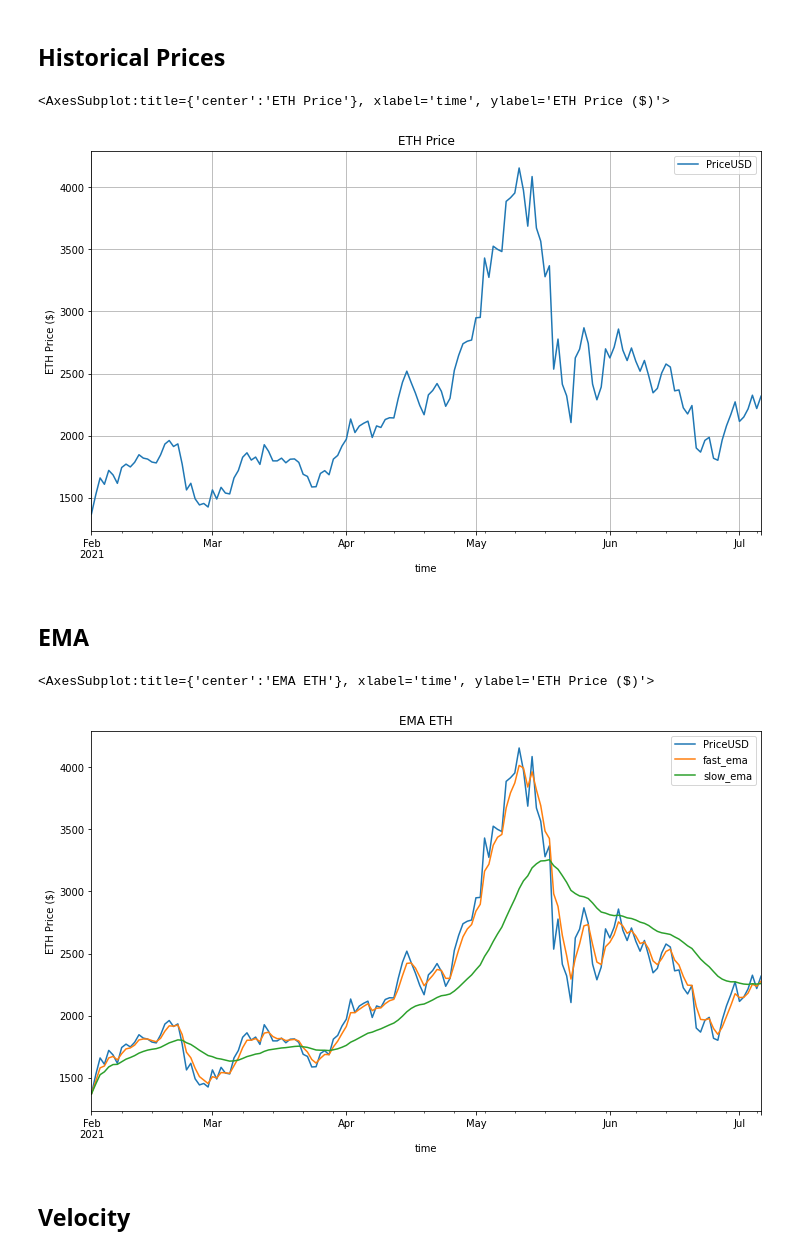
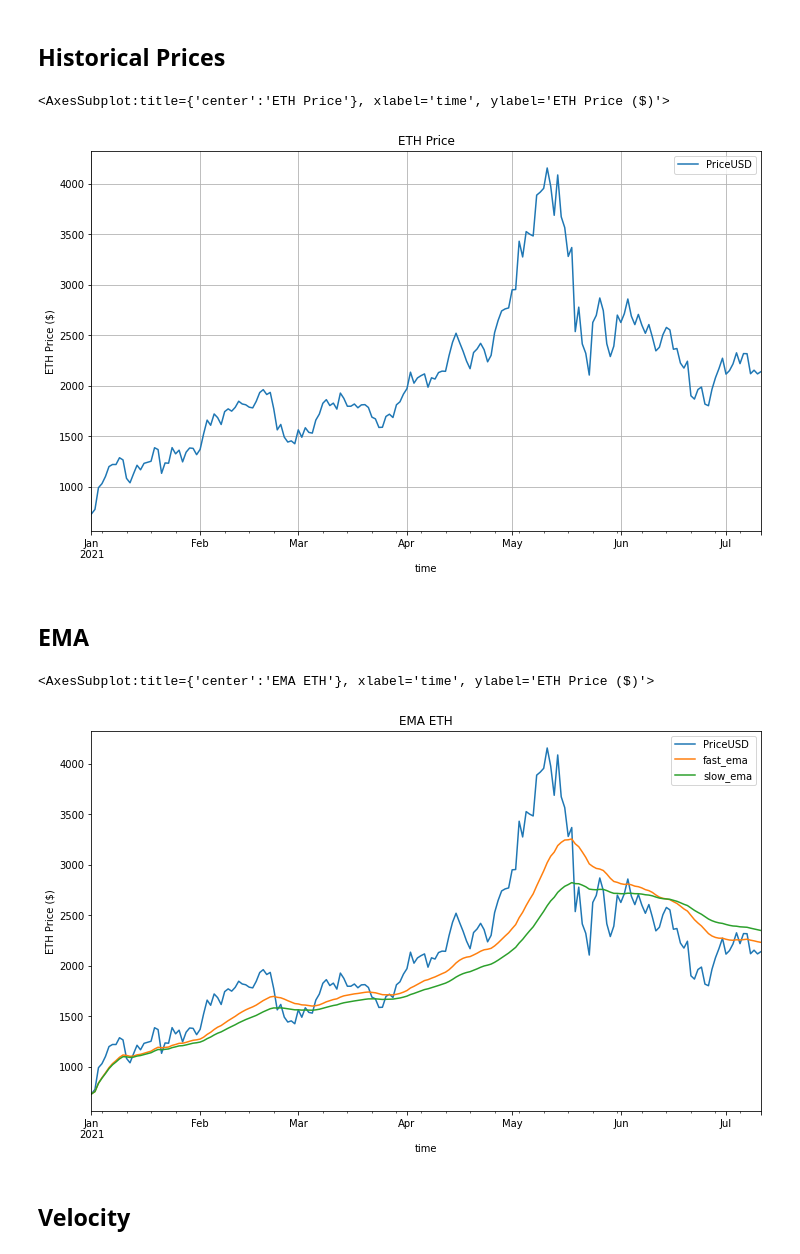
Before and after one commit to dbogatic/crypto-analysis, a Jupyter notebook: eth_coinmetrics.ipynb, the cells around one changed output. Drawn from its saved outputs; the diff is of its cells as text; code cells hidden in the pictures.

```diff
--- a/eth_coinmetrics.ipynb
+++ b/eth_coinmetrics.ipynb
@@ -15,10 +15,12 @@ import pandas as pd
 # %%
 # Obtain data by specifying coin and data needed
 client = CoinMetricsClient()
-eth_metrics = client.get_asset_metrics(assets='eth',metrics=['PriceUSD','AdrActCnt','CapMrktCurUSD','NVTAdj','VelCur1yr','TxCnt','TxTfrValAdjUSD','SplyCur','HashRate'],start_time='2021-02-01',frequency='1d')
+eth_metrics = client.get_asset_metrics(assets='eth',metrics=['PriceUSD','AdrActCnt','CapMrktCurUSD','NVTAdj','VelCur1yr','TxCnt','TxTfrValAdjUSD','SplyCur','HashRate'],start_time='2021-01-01', end_time='2021-07-11',frequency='1d')
 eth_metrics = pd.DataFrame(eth_metrics)
 eth_metrics['time'] = pd.to_datetime(eth_metrics['time'])
 eth_metrics = eth_metrics.set_index('time')
+eth_metrics
+eth_metrics.to_csv('resources/eth_annual_metrics/eth_metrics_1.csv')
 # %%
 # Select coin metrics from Coinmetrics API and convert to float
 eth_metrics = eth_metrics[['PriceUSD','CapMrktCurUSD','NVTAdj','VelCur1yr','AdrActCnt','TxCnt','TxTfrValAdjUSD','SplyCur','HashRate']].astype('float').round(2)
@@ -39,23 +41,23 @@ eth_price = eth_metrics[['PriceUSD']]
 eth_price.plot(figsize= (12,7), grid=True, title="ETH Price", ylabel='ETH Price ($)')
 # %% [output]
 <AxesSubplot:title={'center':'ETH Price'}, xlabel='time', ylabel='ETH Price ($)'>
-[figure, old version]
+[figure, new version]
 # %% [markdown]
 ## EMA
 # %%
 # Set short and long windows for EMA (Exponential Moving Average)
-short_window = 1
-long_window = 10
+short_window = 10
+long_window = 20
 
 # Construct a `Fast` and `Slow` Exponential Moving Average from short and long windows, respectively
 eth_metrics['fast_ema'] = eth_metrics['PriceUSD'].ewm(halflife=short_window).mean()
 eth_metrics['slow_ema'] = eth_metrics['PriceUSD'].ewm(halflife=long_window).mean()
 
 # Plot the EMA of ETH closing prices
 eth_metrics[['PriceUSD', 'fast_ema', 'slow_ema']].plot(figsize=(12,7), title='EMA ETH', ylabel='ETH Price ($)')
 # %% [output]
 <AxesSubplot:title={'center':'EMA ETH'}, xlabel='time', ylabel='ETH Price ($)'>
-[figure, old version]
+[figure, new version]
 # %%
 # A bullish crossover occurs when the fast EMA (1-day) crosses above a slow EMA (10-day). Bearish signal is opposite, when fast EMA crosses below slow EMA
 # %% [markdown]
```
Also changed, not shown: parts of 9 cells of this notebook, 25 other files.
